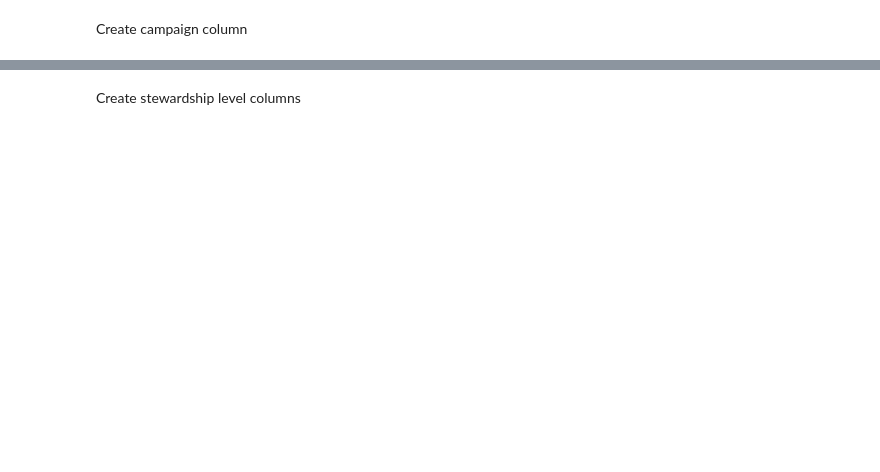
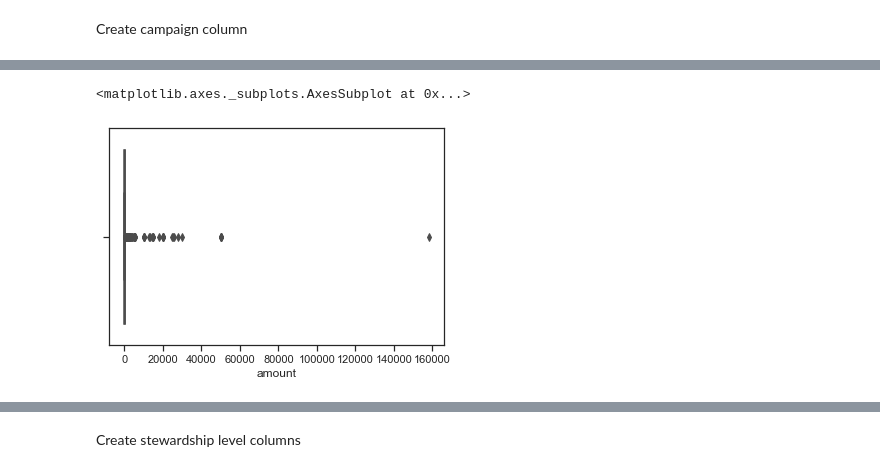
Before and after one commit to GMSmith3/rtp, a Jupyter notebook: RTP_Fundraising_Analytics.ipynb, the cells around one changed output, grey strips where cells are left out. Saved outputs shown, nothing was run; the diff lists cells and outputs as text; code cells hidden in the pictures; blank space fills up the shorter version.

```diff
--- a/RTP_Fundraising_Analytics.ipynb
+++ b/RTP_Fundraising_Analytics.ipynb
@@ -126,3 +317,4 @@ donations.loc[(donations['fund'].isin(["25th Anniversary Campaign Fund", '25th A
 donations.loc[(donations['fund'] == 'NEXT'), 'fund'] = "Next Stage Campaign"
 donations.loc[(donations['fund'] == 'John Knapp -Tim Gillham Fund'), 'fund'] = "New Works (Knapp-Gillham) Fund"
 donations.loc[(donations['fund'].isin(["Education Program Fund", 'EDUC'])), 'fund'] = "Education Fund"
+donations.loc[(donations['fund'] == 'MMP'), 'fund'] = "Mary Morton Parsons Challenge Grant Match"
@@ -129,3 +324,6 @@ donations.loc[(donations['fund'].isin(["Education Program Fund", 'EDUC'])), 'fun
+# %%
+#Change record marked as single ticket sale in fund to Annual Fund (fix in database before next pull):
+donations.loc[(donations['fund'] == 'Single Ticket Sale'), 'fund'] = "Annual Fund"
 # %%
 #Check fund column value changes
 donations.fund.value_counts()
@@ -162,6 +428,8 @@ donations.loc[(donations['close_date'] > '2015-11-01') & (donations['close_date'
 # %% [markdown]
 Create campaign column
 # %%
+#Assign regular appeal campaigns
+donations.loc[(donations['type'] == 'GIVINGTUESDAYNOW'), 'campaign'] = 'GIVINGTUESDAYNOW (S27)'
 donations.loc[(donations['close_date'] > '2020-06-05') & (donations['close_date'] < '2020-08-01') & (donations['fund'] == 'Annual Fund'), 'campaign'] = 'Spring 2020 Annual Fund Appeal (S27)'
 donations.loc[(donations['close_date'] > '2019-11-19') & (donations['close_date'] < '2020-02-01') & (donations['fund'] == 'Annual Fund'), 'campaign'] = 'Fall 2019 Annual Fund Appeal (S27)'
 donations.loc[(donations['close_date'] > '2019-05-20') & (donations['close_date'] < '2019-08-01') & (donations['fund'] == 'Annual Fund'), 'campaign'] = 'Spring 2019 Annual Fund Appeal (S26)'
@@ -171,4 +439,6 @@ donations.loc[(donations['close_date'] > '2017-11-10') & (donations['close_date'
 donations.loc[(donations['close_date'] > '2016-11-14') & (donations['close_date'] < '2017-02-01') & (donations['fund'] == 'Annual Fund'), 'campaign'] = 'Fall 2016 Annual Fund Appeal (S24)'
 donations.loc[(donations['close_date'] > '2015-11-14') & (donations['close_date'] < '2016-02-01') & (donations['fund'] == 'Annual Fund'), 'campaign'] = 'Fall 2015 Annual Fund Appeal (S23)'
 donations.loc[(donations['close_date'] > '2014-11-14') & (donations['close_date'] < '2015-02-01') & (donations['fund'] == 'Annual Fund'), 'campaign'] = 'Fall 2014 Annual Fund Appeal (S22)'
-donations.loc[(donations['type'] == 'GIVINGTUESDAYNOW'), 'campaign'] = 'GIVINGTUESDAYNOW (S27)'
+donations.loc[(donations['close_date'] > '2020-04-30') & (donations['close_date'] < '2020-08-01') & (donations['type'] == 'Give OUT Day') & (donations['fund'] == 'Annual Fund'), 'campaign'] = 'Give OUT Day (S27)'
+donations.loc[((donations['fiscal_year'] == '2019') | (donations['close_date'] == '2019-07-19')) & (donations['type'] == 'Give OUT Day') & (donations['fund'] == 'Annual Fund'), 'campaign'] = 'Give OUT Day (S26)'
+donations.loc[((donations['fiscal_year'] == '2018') | (donations['close_date'] == '2020-03-10')) & (donations['type'] == 'Give OUT Day') & (donations['fund'] == 'Annual Fund'), 'campaign'] = 'Give OUT Day (S25)'
@@ -186,0 +509,5 @@ dons = donations.plot.scatter('close_date', 'amount')
+# %%
+sns.boxplot(x=donations['amount'])
+# %% [output]
+<matplotlib.axes._subplots.AxesSubplot at 0x...>
+[figure, added]
```
Also changed, not shown: parts of 232 cells of this notebook.
